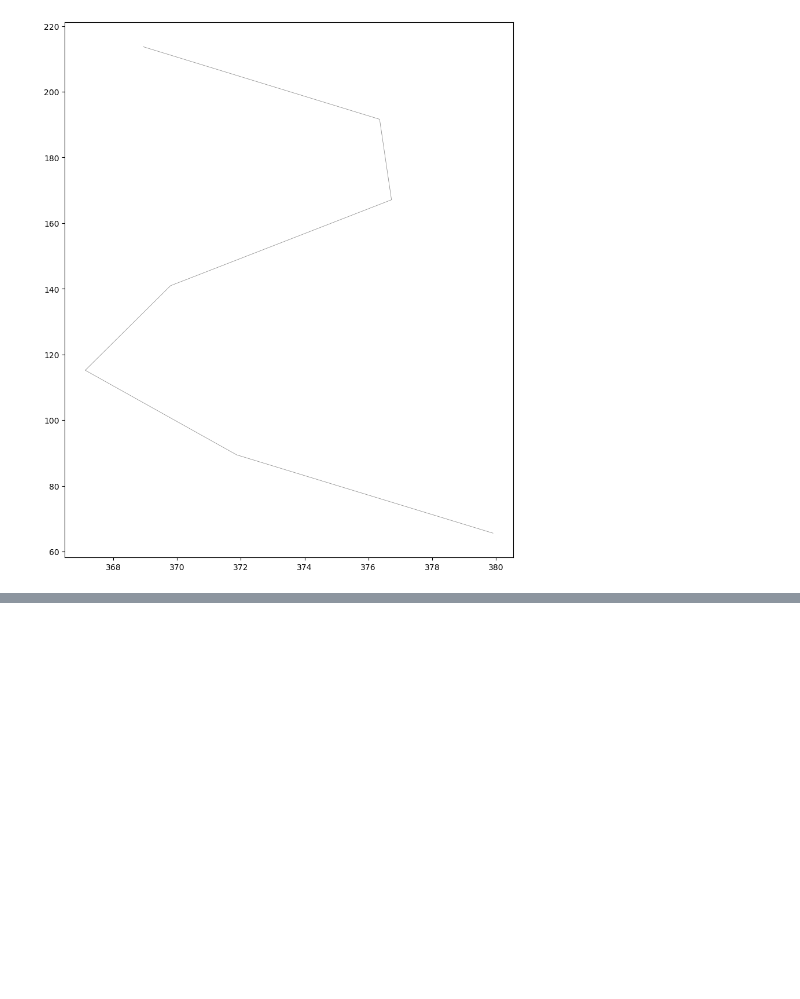
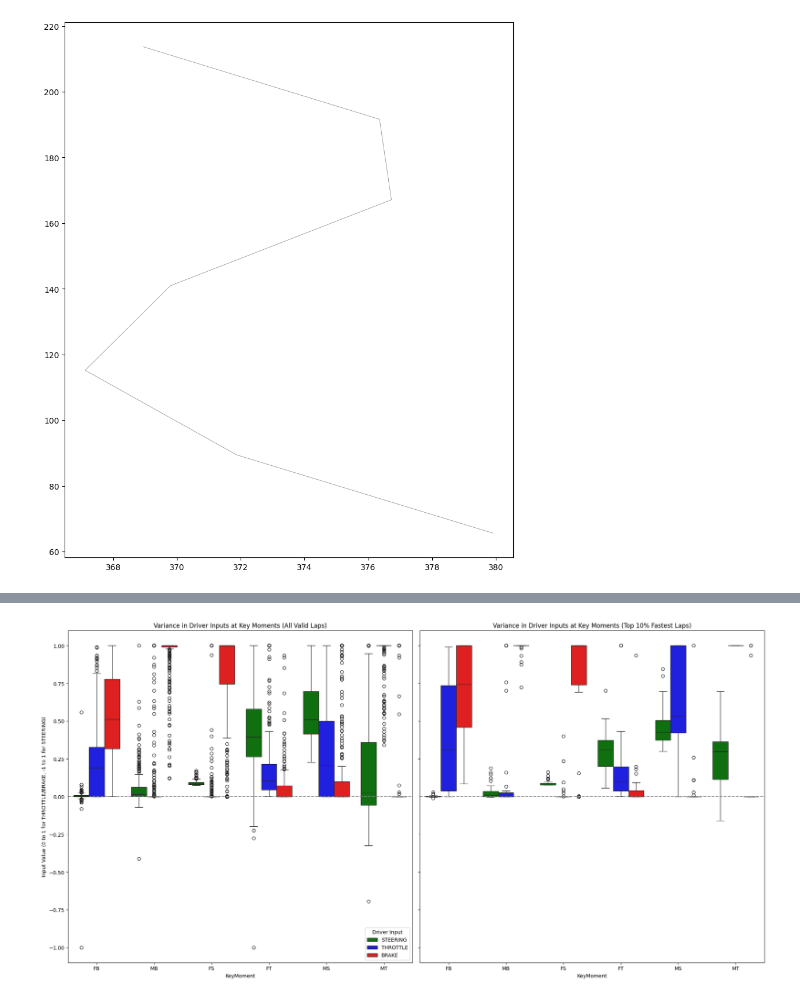
Before and after one commit to NabihaIR/racing-model-1, a Jupyter notebook: EDA+modelling-Rayyan/modelling_EDA.ipynb, the cells around one changed output, grey strips where cells are left out. Saved outputs shown, nothing was run; the diff lists cells and outputs as text; code cells hidden in the pictures; blank space fills up the shorter version.

```diff
--- a/EDA+modelling-Rayyan/modelling_EDA.ipynb
+++ b/EDA+modelling-Rayyan/modelling_EDA.ipynb
@@ -1014,3 +1102,18 @@ sns.heatmap(corr522Matrix, annot=True, cmap='coolwarm')
 plt.title('Correlations for 522 stretch')
 plt.savefig('corr522.png', bbox_inches='tight')
 plt.show()
+# %%
+# Define key moments and driver attributes
+key_moments = ['FB', 'MB', 'FS', 'MS', 'FT', 'MT']
+driver_attributes = ['_STEERING', '_THROTTLE', '_BRAKE']
+
+for moment in key_moments:
+    print(f"Averages for {moment}:")
+    for attribute in driver_attributes:
+        column_name = f"{moment}{attribute}"
+        if column_name in validRacingLaps.columns:
+            average_value = validRacingLaps[column_name].mean()
+            print(f"  {column_name}: {average_value:.2f}")
+        else:
+            print(f"  {column_name} not found in dataframe.")
+    print()
@@ -1016,0 +1266,54 @@ plt.show()
+# %%
+import seaborn as sns
+import matplotlib.pyplot as plt
+import pandas as pd
+
+# Define colors for each driver input
+input_colors = {"THROTTLE": "blue", "BRAKE": "red", "STEERING": "green"}
+
+# Reshape data for all valid laps
+input_data_all = pd.DataFrame()
+for moment in key_moments:
+    for attr in driver_attributes:
+        col_name = f"{moment}{attr}"
+        if col_name in validRacingLaps.columns:
+            temp_df = validRacingLaps[[col_name]].copy()
+            temp_df = temp_df.rename(columns={col_name: "Value"})
+            temp_df["KeyMoment"] = moment
+            temp_df["DriverInput"] = attr[1:]  # Remove underscore for clean labels
+            input_data_all = pd.concat([input_data_all, temp_df])
+
+# Reshape data for top 10 percentile fastest laps
+input_data_top10 = pd.DataFrame()
+for moment in key_moments:
+    for attr in driver_attributes:
+        col_name = f"{moment}{attr}"
+        if col_name in top_10_percent_laps.columns:
+            temp_df = top_10_percent_laps[[col_name]].copy()
+            temp_df = temp_df.rename(columns={col_name: "Value"})
+            temp_df["KeyMoment"] = moment
+            temp_df["DriverInput"] = attr[1:]  # Remove underscore for clean labels
+            input_data_top10 = pd.concat([input_data_top10, temp_df])
+
+# Set up subplots
+fig, axs = plt.subplots(1, 2, figsize=(20, 10), sharey=True)
+
+# Plot for all valid laps
+sns.boxplot(data=input_data_all, x="KeyMoment", y="Value", hue="DriverInput", palette=input_colors, ax=axs[0])
+axs[0].axhline(0, color="gray", linestyle="--")
+axs[0].set_title("Variance in Driver Inputs at Key Moments (All Valid Laps)")
+axs[0].set_ylabel("Input Value (0 to 1 for THROTTLE/BRAKE, -1 to 1 for STEERING)")
+axs[0].legend(title="Driver Input", loc="lower right")
+
+# Plot for top 10 percentile laps
+sns.boxplot(data=input_data_top10, x="KeyMoment", y="Value", hue="DriverInput", palette=input_colors, ax=axs[1])
+axs[1].axhline(0, color="gray", linestyle="--")
+axs[1].set_title("Variance in Driver Inputs at Key Moments (Top 10% Fastest Laps)")
+axs[1].legend([],[], frameon=False)  # Remove legend to avoid duplication
+
+# Finalize and save
+plt.tight_layout()
+plt.savefig('varBoxPlot_top10_allLaps.png')
+plt.show()
+# %% [output]
+[figure, added]
```
Also changed, not shown: parts of 20 cells of this notebook, 1 other file.
